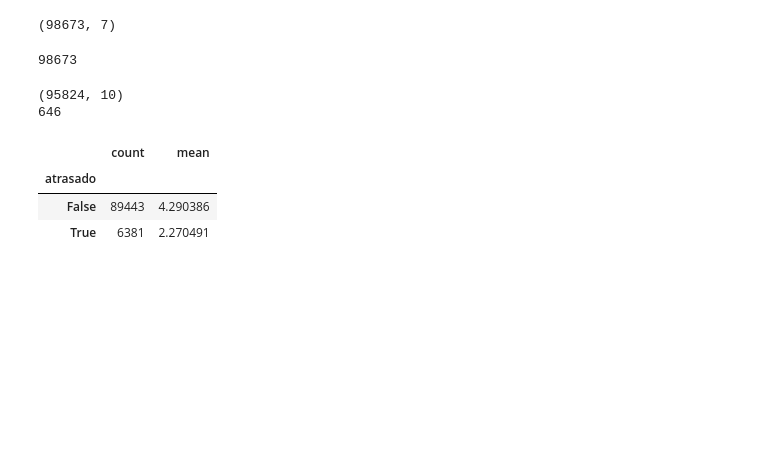
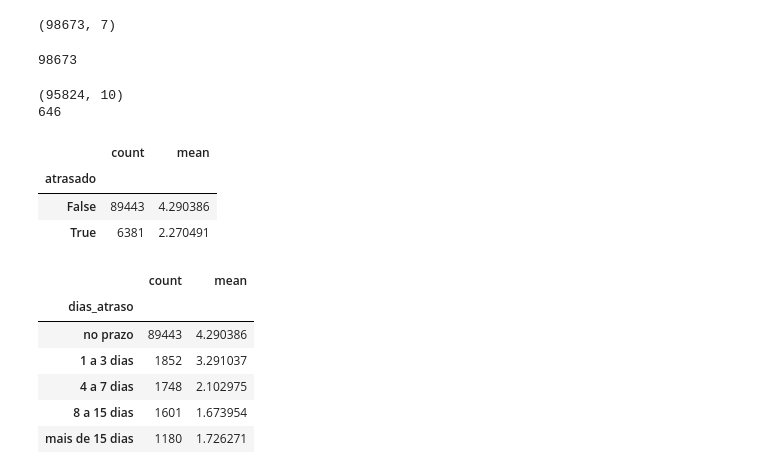
Before and after one commit to paulorcmj/analise-vendas-olist, a Jupyter notebook: notebooks/01_exploracao.ipynb, the cells around one changed output. Saved outputs shown, nothing was run; the diff lists cells and outputs as text; code cells hidden in the pictures; blank space fills up the shorter version.

```diff
--- a/notebooks/01_exploracao.ipynb
+++ b/notebooks/01_exploracao.ipynb
@@ -227,3 +227,19 @@ base.groupby("atrasado")["review_score"].agg(["count", "mean"])
 | atrasado |  |  |
 | False | 89443 | 4.290386 |
 | True | 6381 | 2.270491 |
+# %%
+faixas = pd.cut(
+    base["dias_atraso"],
+    bins=[-200, 0, 3, 7, 15, 200],
+    labels=["no prazo", "1 a 3 dias", "4 a 7 dias", "8 a 15 dias", "mais de 15 dias"]
+)
+
+base.groupby(faixas, observed=True)["review_score"].agg(["count", "mean"])
+# %% [output]
+|  | count | mean |
+| dias_atraso |  |  |
+| no prazo | 89443 | 4.290386 |
+| 1 a 3 dias | 1852 | 3.291037 |
+| 4 a 7 dias | 1748 | 2.102975 |
+| 8 a 15 dias | 1601 | 1.673954 |
+| mais de 15 dias | 1180 | 1.726271 |
```
Also changed, not shown: parts of 2 cells of this notebook, 1 other file.
